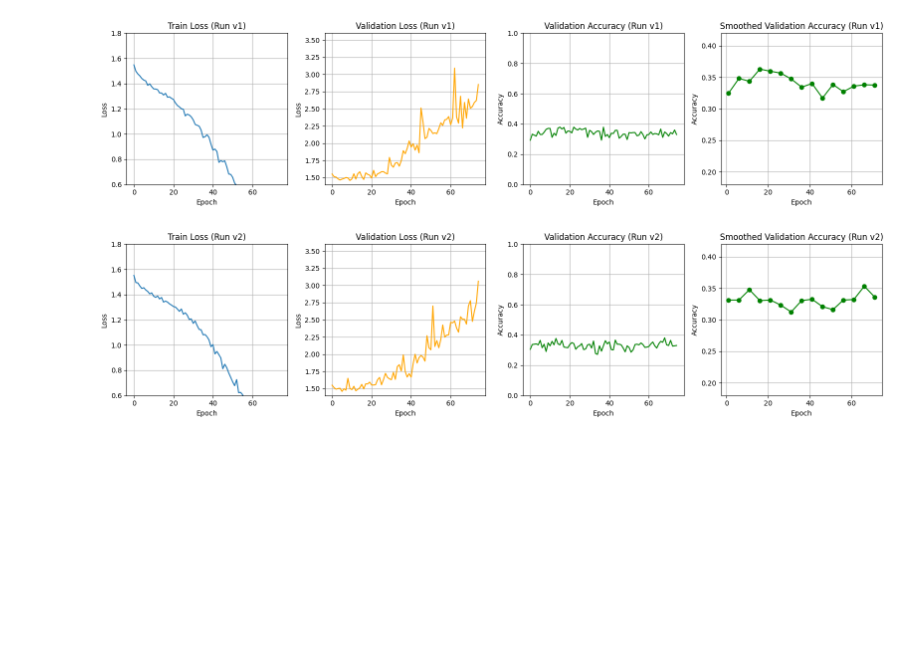
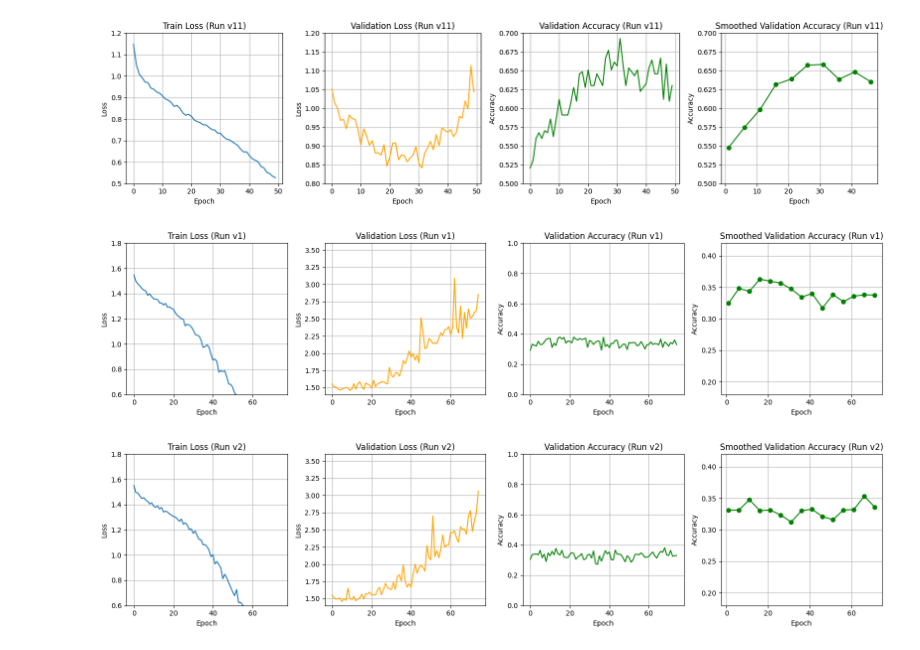
Before and after one commit to DavidExler/Masterarbeit, a Jupyter notebook: Classification/classificator_visualization.ipynb, the cells around one changed output. Cells and saved outputs as stored; diff of their text form; code cells hidden in the pictures; blank space fills up the shorter version.

Commit message:
Final Data coming in

```diff
--- a/Classification/classificator_visualization.ipynb
+++ b/Classification/classificator_visualization.ipynb
@@ -3,7 +3,8 @@ from pathlib import Path
 import os
 import matplotlib.pyplot as plt
 import json
-path = Path('../save_data/Classificator_data/')
+#path = Path('../save_data/Classificatior_data/')
+path = Path('Classificatior_data/')
 if not path.exists():
     print("No data found in the specified path.")
 # %%
@@ -45,40 +28,78 @@ Reading ../save_data/Classificator_data/history_v20.json
 # %%
-for i, history_str in enumerate(histories):
-    if i < 8:
-        continue
-    history = json.loads(history_str)
-    print(f"Training loss: {history['loss']}")
-    print(f"Validation Loss: {history['val_loss']}")
-    print(f"Validation Accuracy: {history['val_acc']}")
-    plt.figure(figsize=(12, 4))
+import json
+import matplotlib.pyplot as plt
+import numpy as np
 
-    # Plot training loss
-    plt.subplot(1, 3, 1)
+# Grouped average function
+def grouped_average(values, group_size):
+    return [np.mean(values[i:i + group_size]) for i in range(0, len(values), group_size)]
+
+group_size = 5  # average over 5 epochs
+
+histories = []
+versions = []
+
+# Sort by version number
+jsons = sorted(
+    path.glob('*.json'),
+    key=lambda f: int(re.search(r'v(\d+)', f.name).group(1))
+)
+
+# Read data and record version numbers
+for json_file in jsons:
+    version = int(re.search(r'v(\d+)', json_file.name).group(1))
+    versions.append(version)
+    with open(json_file, 'r') as file:
+        histories.append(json.loads(file.read()))
+
+# Plot each history {''val_loss': {'min': 0.8415678544455053, 'max': 1.1133653283222884}, 'val_acc': {'min': 0.5208333333333334, 'max': 0.6927083333333334}}
+
+for history, version in zip(histories, versions):
+    val_acc = history['val_acc']
+    val_acc_grouped = grouped_average(val_acc, group_size)
+    val_acc_epochs = [i + 1 for i in range(0, len(val_acc), group_size)]
+
+    plt.figure(figsize=(16, 4))
+
+    # Loss
+    plt.subplot(1, 4, 1)
     plt.plot(history['loss'], label='Train Loss')
-    plt.title(f'Train Loss (Run v{version})')
+    plt.title(f'Train Loss (Run v{version})')  # Use real version number
     plt.xlabel('Epoch')
     plt.ylabel('Loss')
     plt.grid(True)
+    plt.ylim(0.5, 1.2)
 
-    # Plot validation loss
-    plt.subplot(1, 3, 2)
+    # Val loss
+    plt.subplot(1, 4, 2)
     plt.plot(history['val_loss'], label='Val Loss', color='orange')
     plt.title(f'Validation Loss (Run v{version})')
     plt.xlabel('Epoch')
     plt.ylabel('Loss')
     plt.grid(True)
+    plt.ylim(0.8,1.2)
 
-    # Plot validation accuracy
-    plt.subplot(1, 3, 3)
+    plt.subplot(1, 4, 3)
     plt.plot(history['val_acc'], label='Val Accuracy', color='green')
     plt.title(f'Validation Accuracy (Run v{version})')
     plt.xlabel('Epoch')
     plt.ylabel('Accuracy')
     plt.grid(True)
+    plt.ylim(0.5, 0.7)
 
-    # Show the plots for this run
+    # Smoothed val accuracy
+    plt.subplot(1, 4, 4)
+    plt.plot(val_acc_epochs, val_acc_grouped, label='Val Acc (Avg/5)', color='green', marker='o')
+    plt.title(f'Smoothed Validation Accuracy (Run v{version})')
+    plt.xlabel('Epoch')
+    plt.ylabel('Accuracy')
+    plt.grid(True)
+    plt.ylim(0.5, 0.7)
+
     plt.tight_layout()
     plt.show()
+# %% [output]
+[figure, added]
 # %%
 import json
 import matplotlib.pyplot as plt
```
Also changed, not shown: parts of 2 cells of this notebook, 2 other files.
